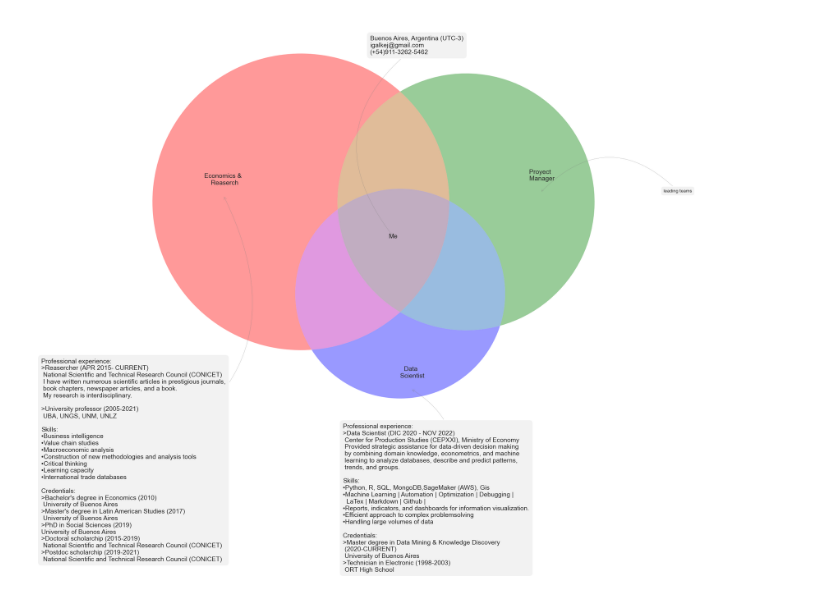
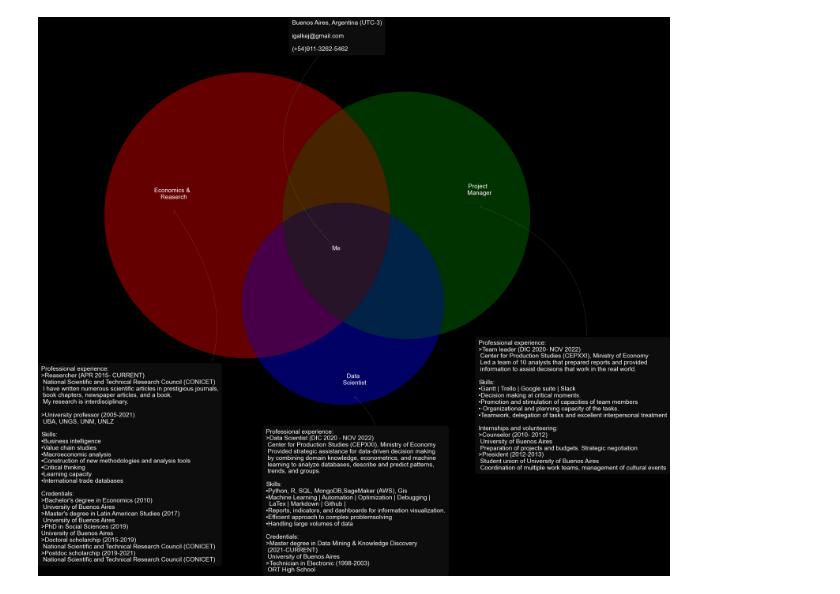
Before and after one commit to igalkej/igalkej, a Jupyter notebook: about_me.ipynb, the cells around one changed output. Saved outputs shown, nothing was run; the diff lists cells and outputs as text; code cells hidden in the pictures.

```diff
--- a/about_me.ipynb
+++ b/about_me.ipynb
@@ -3,45 +3,49 @@ from matplotlib import pyplot as plt
 from matplotlib_venn import venn3, venn3_circles, venn3_unweighted
 import numpy as np
 
-#plt.style.use('dark_background')
-plt.style.use('seaborn')
+plt.style.use('dark_background')
+#plt.style.use('seaborn')
 params = {'figure.figsize': (20, 25),
               'axes.labelsize': 20,
               'axes.titlesize': 30,
               'xtick.labelsize': 20,
               'ytick.labelsize': 20}
 plt.rcParams.update(params)
 
 v = venn3_unweighted(subsets=(1, 1, 1, 1, 1, 1, 1),
              set_labels=("", "", ""),
              subset_areas=(5,3,1,1,1,1,1))
 
 v.get_label_by_id('100').set_text("Economics & \n Reaserch")
-v.get_label_by_id('010').set_text("Proyect \n Manager")
+v.get_label_by_id('010').set_text("Project \n Manager")
 v.get_label_by_id('001').set_text("Data \n Scientist")
 v.get_label_by_id('101').set_text("")
 v.get_label_by_id('011').set_text("")
 v.get_label_by_id('110').set_text("")
 v.get_label_by_id('111').set_text("Me")
 
-about =  "Buenos Aires, Argentina (UTC-3)\nigalkej@gmail.com\n(+54)911-3262-5462"
-data_sc = "Professional experience:\n>Data Scientist (DIC 2020 - NOV 2022)\n Center for Production Studies (CEPXXI), Ministry of Economy\n Provided strategic assistance for data-driven decision making\n by combining domain knowledge, econometrics, and machine\n learning to analyze databases, describe and predict patterns,\n trends, and groups.\n\nSkills:\n•Python, R, SQL, MongoDB,SageMaker (AWS), Gis\n•Machine Learning | Automation | Optimization | Debugging |\n  LaTex | Markdown | Github |\n•Reports, indicators, and dashboards for information visualization.\n•Efficient approach to complex problemsolving\n•Handling large volumes of data\n\nCredentials:\n>Master degree in Data Mining & Knowledge Discovery\n (2020-CURRENT)\n University of Buenos Aires\n>Technician in Electronic (1998-2003)\n ORT High School"
+about =  "Buenos Aires, Argentina (UTC-3)\n\nigalkej@gmail.com\n\n(+54)911-3262-5462"
+data_sc = "Professional experience:\n>Data Scientist (DIC 2020 - NOV 2022)\n Center for Production Studies (CEPXXI), Ministry of Economy\n Provided strategic assistance for data-driven decision making\n by combining domain knowledge, econometrics, and machine\n learning to analyze databases, describe and predict patterns,\n trends, and groups.\n\nSkills:\n•Python, R, SQL, MongoDB,SageMaker (AWS), Gis\n•Machine Learning | Automation | Optimization | Debugging |\n  LaTex | Markdown | Github |\n•Reports, indicators, and dashboards for information visualization.\n•Efficient approach to complex problemsolving\n•Handling large volumes of data\n\nCredentials:\n>Master degree in Data Mining & Knowledge Discovery\n (2021-CURRENT)\n University of Buenos Aires\n>Technician in Electronic (1998-2003)\n ORT High School"
 e_and_r = "Professional experience:\n>Reasercher (APR 2015- CURRENT)\n National Scientific and Technical Research Council (CONICET)\n I have written numerous scientific articles in prestigious journals,\n book chapters, newspaper articles, and a book.\n My research is interdisciplinary.\n\n>University professor (2005-2021)\n UBA, UNGS, UNM, UNLZ\n\nSkills:\n•Business intelligence\n•Value chain studies\n•Macroeconomic analysis\n•Construction of new methodologies and analysis tools\n•Critical thinking\n•Learning capacity\n•International trade databases\n\nCredentials:\n>Bachelor's degree in Economics (2010)\n University of Buenos Aires\n>Master's degree in Latin American Studies (2017)\n University of Buenos Aires\n>PhD in Social Sciences (2019)\nUniversity of Buenos Aires\n>Doctoral scholarchip (2015-2019)\n National Scientific and Technical Research Council (CONICET)\n>Postdoc scholarchip (2019-2021)\n National Scientific and Technical Research Council (CONICET)"
+
+pm="Professional experience:\n>Team leader (DIC 2020- NOV 2022)\n Center for Production Studies (CEPXXI), Ministry of Economy\n Led a team of 10 analysts that prepared reports and provided\n information to assist decisions that work in the real world.\n\nSkills:\n•Gantt | Trello | Google suite | Slack\n•Decision making at critical moments.\n•Promotion and stimulation of capacities of team members\n•·Organizational and planning capacity of the tasks.\n•Teamwork, delegation of tasks and excellent interpersonal treatment\n\nInternships and volunteering:\n>Counselor (2010- 2012)\n University of Buenos Aires\n Preparation of projects and budgets. Strategic negotiation\n>President (2012-2013)\n Student union of University of Buenos Aires\n Coordination of multiple work teams, management of cultural events"
+
+
 
 for text in v.subset_labels:
     text.set_fontsize(14)
 
-plt.annotate(about, xy=v.get_label_by_id('111').get_position() - np.array([0, 0.0]), xytext=(-50,400),
+plt.annotate(about, xy=v.get_label_by_id('111').get_position() - np.array([0, 0.0]), xytext=(-100,450),
              ha='left', textcoords='offset points', bbox=dict(boxstyle='round,pad=0.5', fc='gray', alpha=0.1),
              arrowprops=dict(arrowstyle='->', connectionstyle='arc3,rad=0.5',color='gray'),fontsize=14)
-plt.annotate(e_and_r, xy=v.get_label_by_id('100').get_position() - np.array([0, 0.05]), xytext=(-400,-800), ha='left',              textcoords='offset points', bbox=dict(boxstyle='round,pad=0.5', fc='gray', alpha=0.1),arrowprops=dict                  (arrowstyle='->', connectionstyle='arc3,rad=0.5',color='gray'),fontsize=14)
-plt.annotate('leading teams', xy=v.get_label_by_id('010').get_position() - np.array([0, 0.05]), xytext=(300,0),
-             ha='center', textcoords='offset points', bbox=dict(boxstyle='round,pad=0.5', fc='gray', alpha=0.1),
-             arrowprops=dict(arrowstyle='->', connectionstyle='arc3,rad=0.5',color='gray'))
-plt.annotate(data_sc, xy=v.get_label_by_id('001').get_position() - np.array([0, 0.05]), xytext=(-150,-400),
+plt.annotate(e_and_r, xy=v.get_label_by_id('100').get_position() - np.array([0, 0.05]), xytext=(-300,-800), ha='left',              textcoords='offset points', bbox=dict(boxstyle='round,pad=0.5', fc='gray', alpha=0.1),arrowprops=dict                  (arrowstyle='->', connectionstyle='arc3,rad=0.5',color='gray'),fontsize=14)
+plt.annotate(pm, xy=v.get_label_by_id('010').get_position() - np.array([0, 0.05]), xytext=(0,-600),
              ha='left', textcoords='offset points', bbox=dict(boxstyle='round,pad=0.5', fc='gray', alpha=0.1),
              arrowprops=dict(arrowstyle='->', connectionstyle='arc3,rad=0.5',color='gray'),fontsize=14)
-plt.savefig('aboutme2023tr4.png', format='png', dpi=300, transparent=True)
+plt.annotate(data_sc, xy=v.get_label_by_id('001').get_position() - np.array([0, 0.05]), xytext=(-200,-400),
+             ha='left', textcoords='offset points', bbox=dict(boxstyle='round,pad=0.5', fc='gray', alpha=0.1),
+             arrowprops=dict(arrowstyle='->', connectionstyle='arc3,rad=0.5',color='gray'),fontsize=14)
+plt.savefig('aboutme2023tr5_dark.png', format='png', dpi=300, transparent=True)
 plt.show()
 # %% [output]
-[figure, old version]
+[figure, new version]
```
Also changed, not shown: 8 other files.
